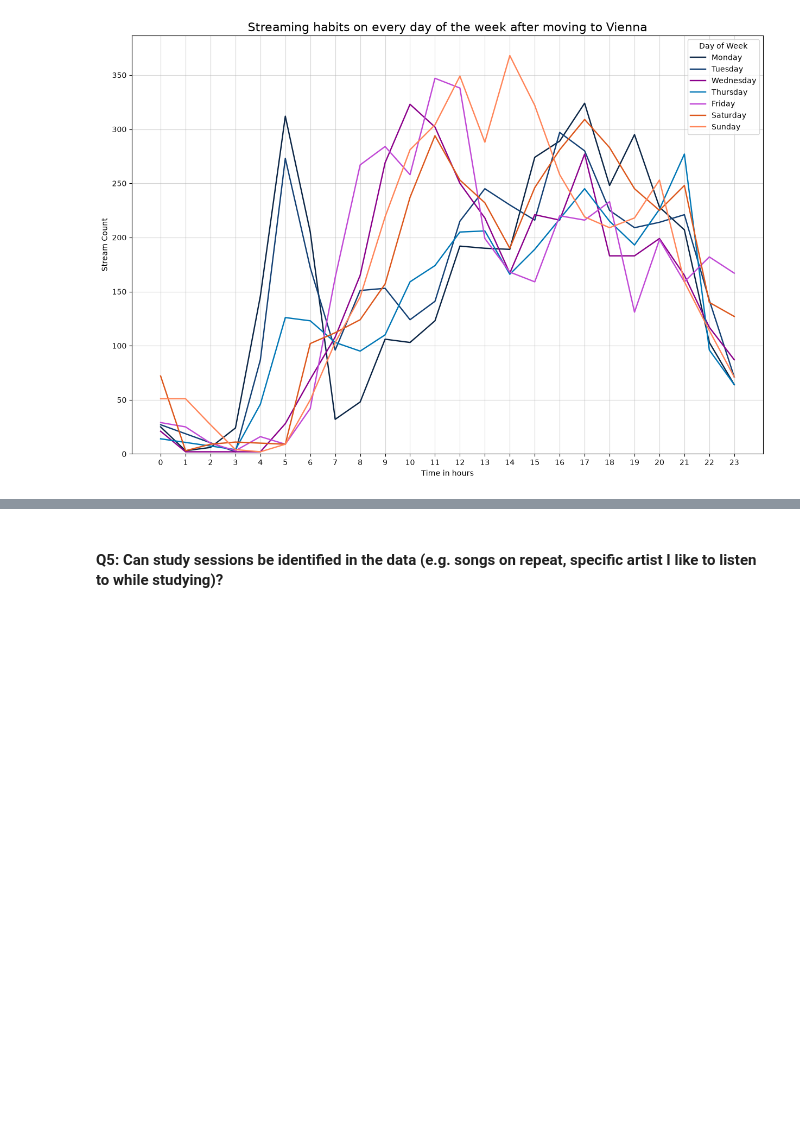
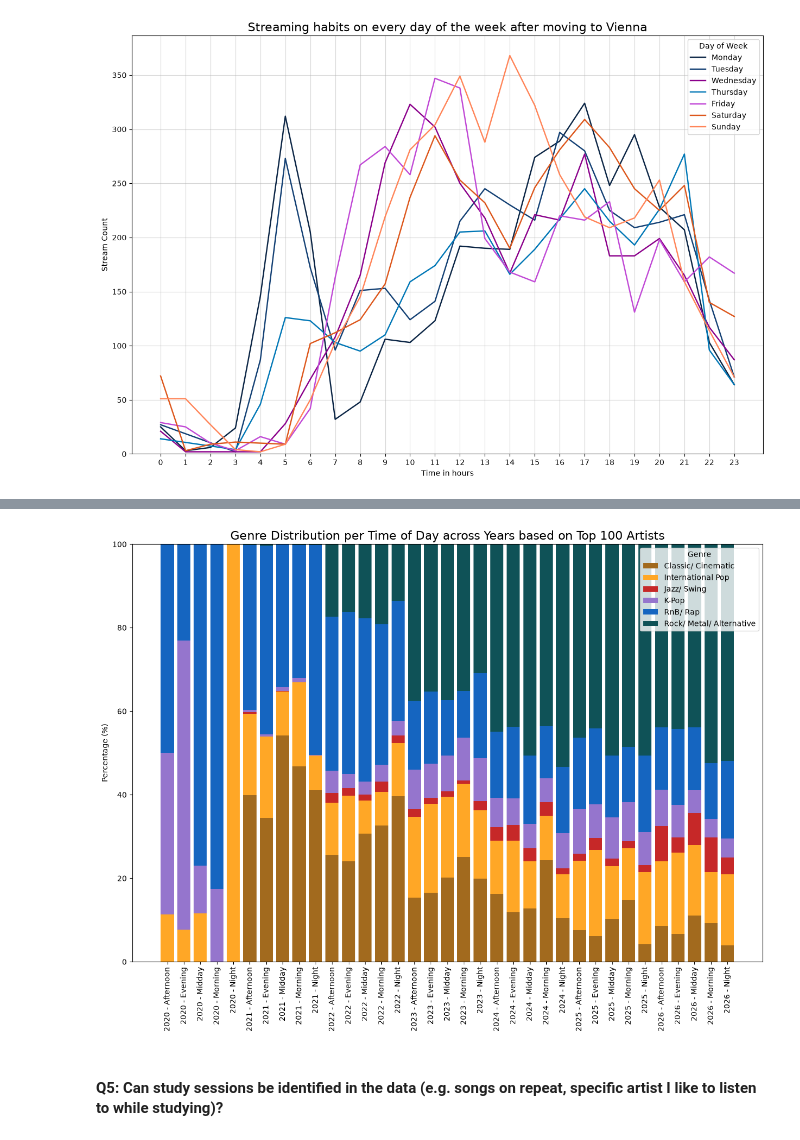
Before and after one commit to alyssa-leuschner/spotify-data-analysis, a Jupyter notebook: spotify_data_analysis.ipynb, the cells around one changed output, grey strips where cells are left out. Cells and saved outputs as stored; diff of their text form; code cells hidden in the pictures; blank space fills up the shorter version.

```diff
--- a/spotify_data_analysis.ipynb
+++ b/spotify_data_analysis.ipynb
@@ -632,2 +582,52 @@ plt.show()
+# %%
+# Apply function "get_day_of_day" to "filtered_genres"
+filtered_genres["time_of_day"] = cleaned_data["hour"].apply(get_time_of_day)
+
+# Normalise streams per daytime by genre
+daytime_genre = filtered_genres.groupby(["year", "time_of_day", "genre"]).size().reset_index(name= "count")
+daytime_genre["percent"] = daytime_genre.groupby(["year","time_of_day"]) ["count"].transform(lambda x: (x/ x.sum()) *100)
+
+
+# Create pivot table
+pivot_daytime_genre = daytime_genre.pivot_table(
+    index= ["year", "time_of_day"],
+    columns= "genre",
+    values= "percent",
+    fill_value= 0
+)
+
+# Determine the colours for the plot
+new_genre_colours= {
+    "Classic/ Cinematic": "#A26A1E",
+    "International Pop": "#FFA726",
+    "Jazz/ Swing": "#C62828",
+    "K-Pop": "#9575CD",
+    "Rock/ Metal/ Alternative": "#0F5257",
+    "RnB/ Rap": "#1565C0"
+}
+
+# Create a plot
+plt.figure(figsize= (15, 10))
+
+# Define a starting point for the bars
+bottom_values = 0
+
+# Transform multi index into text labels
+x_labels = [f"{year} - {time}" for year, time in pivot_daytime_genre.index]
+
+for genre in pivot_daytime_genre.columns:
+    plt.bar(x= x_labels, height= pivot_daytime_genre[genre], bottom= bottom_values, label= genre, color= new_genre_colours.get(genre))
+    bottom_values += pivot_daytime_genre[genre]
+
+# Visualise listened genre by daytime using a stacked bar chart
+plt.title("Genre Distribution per Time of Day across Years based on Top 100 Artists", fontsize= 16)
+plt.xlabel("")
+plt.xticks(rotation= 90)
+plt.ylabel("Percentage (%)")
+
+plt.legend(title= "Genre")
+plt.show()
+# %% [output]
+[figure, added]
 # %% [markdown]
 #### Q5: Can study sessions be identified in the data (e.g. songs on repeat, specific artist I like to listen to while studying)?
```
Also changed, not shown: parts of 10 cells of this notebook.
